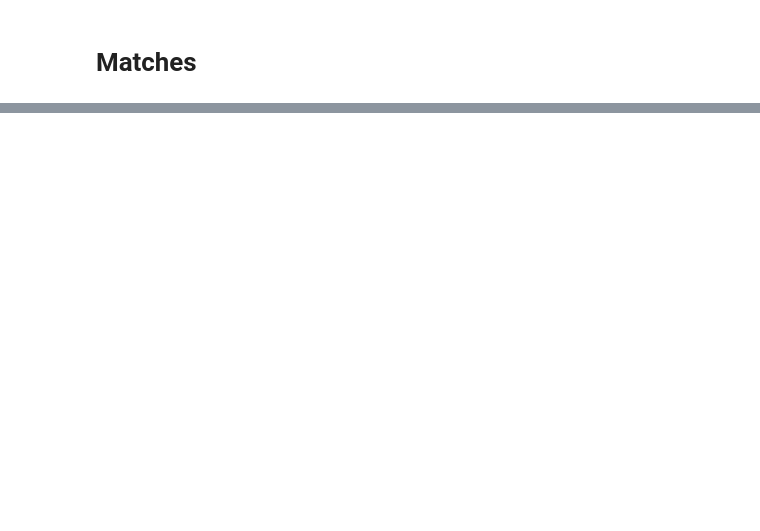
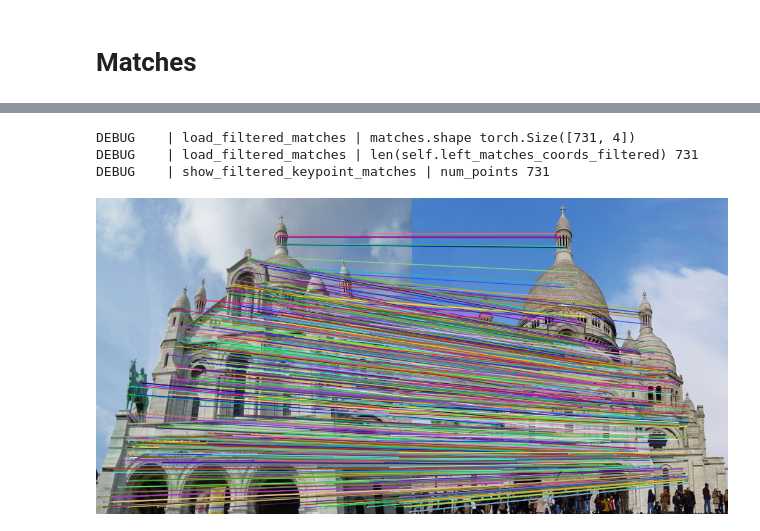
Before and after one commit to pranav-ap/keypoint_dataset_pipeline, a Jupyter notebook: playground.ipynb, the cells around one changed output, grey strips where cells are left out. Saved outputs shown, nothing was run; the diff lists cells and outputs as text; code cells hidden in the pictures; blank space fills up the shorter version.

```diff
--- a/playground.ipynb
+++ b/playground.ipynb
@@ -18,2 +23,7 @@ Painter.show_patches(name_a, name_b, num_points=30)
 # %%
-Painter.show_filtered_keypoint_matches(name_a, name_b, num_points=30)
+Painter.show_filtered_keypoint_matches(name_a, name_b, num_points=None)
+# %% [output]
+DEBUG    | load_filtered_matches | matches.shape torch.Size([731, 4])
+DEBUG    | load_filtered_matches | len(self.left_matches_coords_filtered) 731
+DEBUG    | show_filtered_keypoint_matches | num_points 731
+[figure, added]
```
Also changed, not shown: parts of 4 cells of this notebook, 12 other files.
